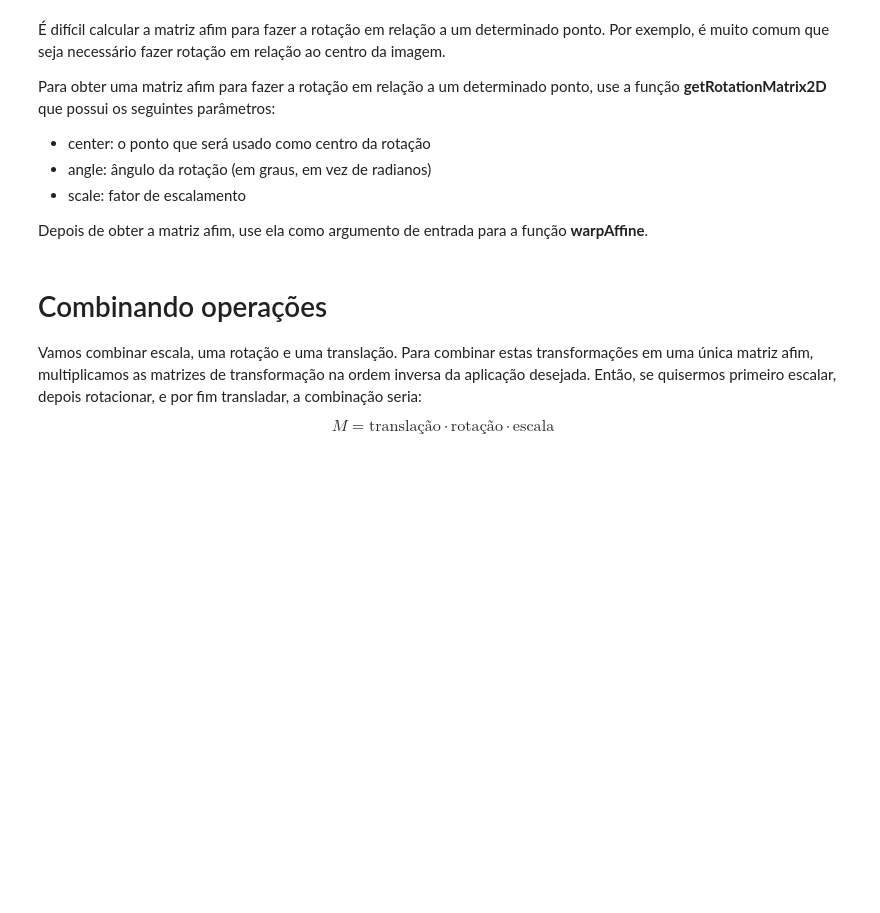
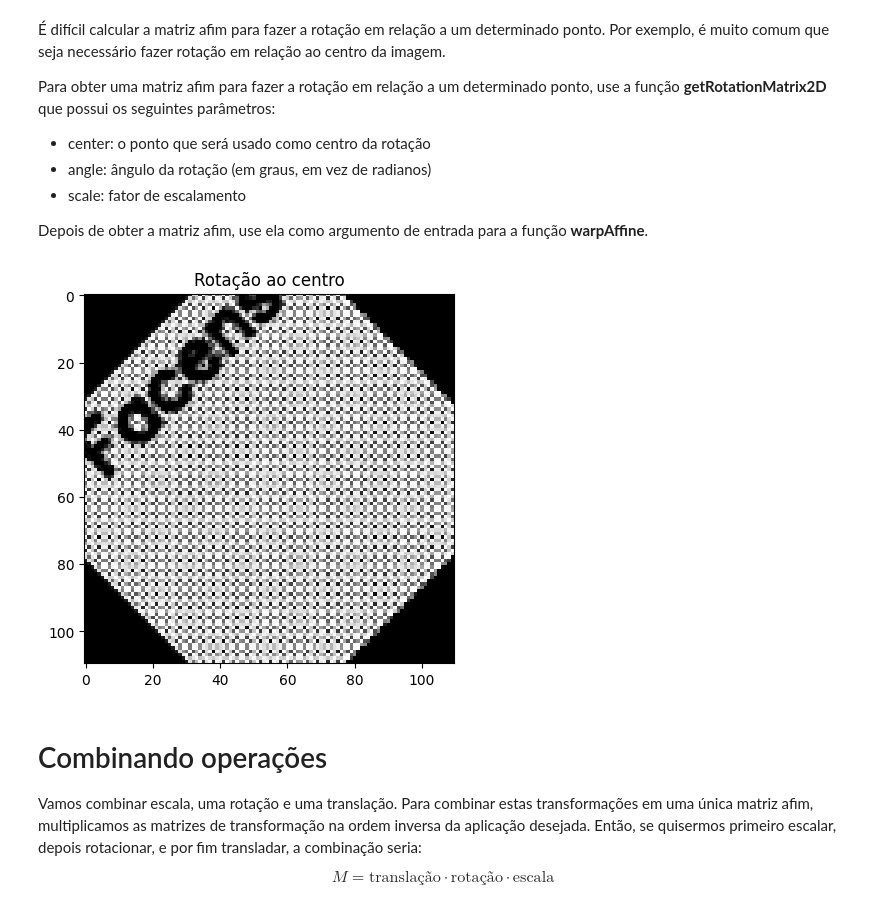
Before and after one commit to Fdark18/Portifolio, a Jupyter notebook: exPDI04_transformacoes_tin1.ipynb, the cells around one changed output. Saved outputs shown, nothing was run; the diff lists cells and outputs as text; code cells hidden in the pictures; blank space fills up the shorter version.

```diff
--- a/exPDI04_transformacoes_tin1.ipynb
+++ b/exPDI04_transformacoes_tin1.ipynb
@@ -483,29 +515,32 @@ Depois de obter a matriz afim, use ela como argumento de entrada para a função
 # %%
 def rotacao_centro(img, angle):
 
     ################# COMPLETE O CÓDIGO AQUI  #################
+  alt, larg = img.shape
+  centro = (alt/2, larg/2)
 
+  rotate_matrix = cv2.getRotationMatrix2D(center = centro, angle = angle, scale =  1)
+  newImg = cv2.warpAffine(src = img, M = rotate_matrix, dsize =(larg, alt), flags = cv2.INTER_CUBIC )
 
-
-
-
-
+  return newImg
 
 
 
 
 
 
 
     ##########################################################
 
-    return imgRotacao
+
 
 imgRotacao = rotacao_centro(img, 45)
 
 plt.imshow(imgRotacao, 'gray', vmin = 0, vmax = 255)
 plt.title('Rotação ao centro')
 plt.show()
+# %% [output]
+[figure, added]
 # %% [markdown]
 # Combinando operações
 
```
Also changed, not shown: parts of 5 cells of this notebook.
